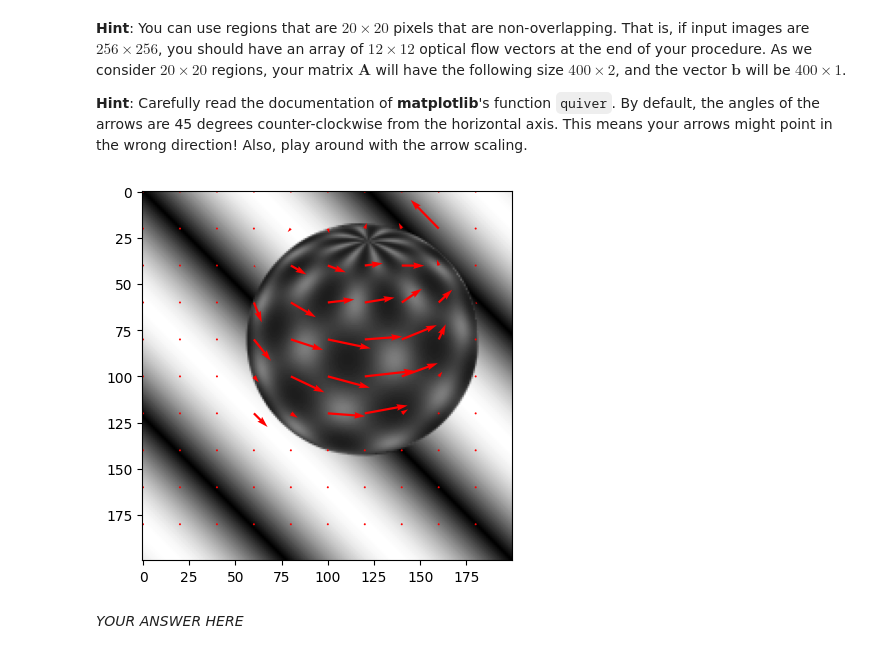
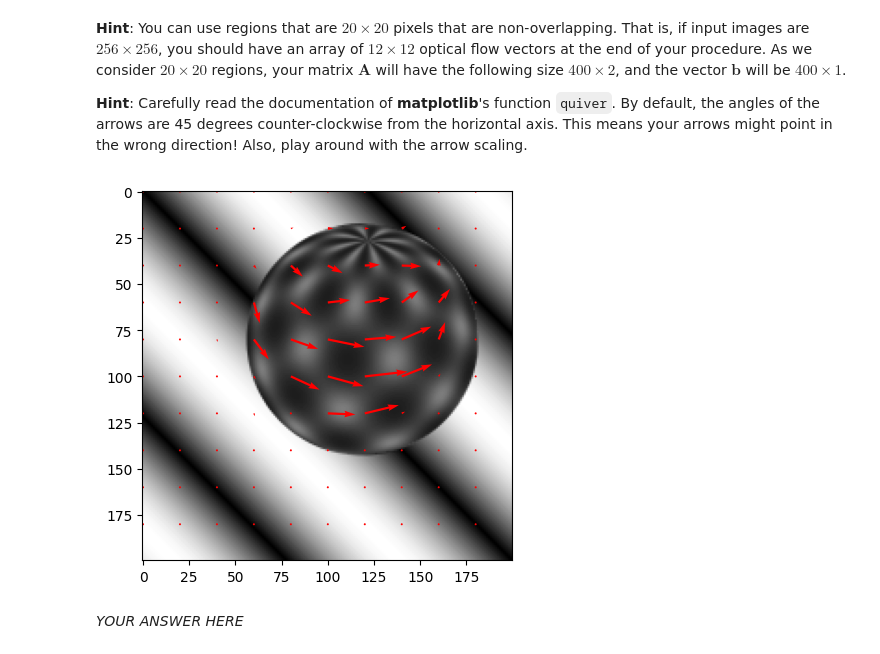
Before and after one commit to dqmis/ai-course, a Jupyter notebook: CV1_Lab3_Students.ipynb, the cells around one changed output. Saved outputs shown, nothing was run; the diff lists cells and outputs as text; code cells hidden in the pictures.

```diff
--- a/CV1_Lab3_Students.ipynb
+++ b/CV1_Lab3_Students.ipynb
@@ -134,11 +134,11 @@ def img2gray(img_path):
     return img_gray
 
 def gradient_x(img_gray):
-    filter = np.array([[-1, 0, 1]])
+    filter = np.array([[-1, 0, 1], [-1, 0, 1], [-1, 0, 1]])
     return signal.convolve2d(img_gray, filter, mode='same', boundary='symm')
 
 def gradient_y(img_gray):
-    filter = np.array([[-1], [0], [1]])
+    filter = np.array([[-1], [0], [1], [-1], [0], [1], [-1], [0], [1]])
     return signal.convolve2d(img_gray, filter, mode='same', boundary='symm')
 
 def haris_corner_detector(img_gray, sigma, threshold):
@@ -452,44 +452,43 @@ def calculate_flow_vectors(I_x, I_y, I_t, r=None, c=None, region_size=20):
     for ix, iy, it in zip(sub_I_x, sub_I_y, sub_I_t):
         A = np.column_stack((ix.flatten(), iy.flatten()))
         b = -it.flatten()
 
         V = np.linalg.pinv(A.T @ A) @ A.T @ b
         Vx.append(V[0])
         Vy.append(V[1])
 
     return np.array(Vx), np.array(Vy)
 
 # Function that plots the optical flow vectors
-def plot_optical_flow(subregion_indices, V_x, V_y):
+def plot_optical_flow(subregion_indices, V_x, V_y, scale=0.1):
     """
     Input: subregion_indices, V_x, V_y
     subregion_indices: indices of the subregions
     V_x, V_y: optical flow vectors
     """
-    plt.quiver(np.array(subregion_indices)[:, 1], np.array(subregion_indices)[:, 0], -V_x, -V_y, color='r', scale_units='xy', angles='xy', scale=0.1)
-    plt.show()
+    plt.quiver(np.array(subregion_indices)[:, 1], np.array(subregion_indices)[:, 0], -V_x, -V_y, color='r', scale_units='xy', angles='xy', scale=scale)
+    #plt.show()
 
-def generate_subregion_indices(image):
+def generate_subregion_indices(image, region_size=20):
     coords = []
     h, w = image.shape
-    for i in range(0, h - 1, 20):
-        for j in range(0, w - 1, 20):
+    for i in range(0, h - region_size + 1, region_size):
+        for j in range(0, w - region_size + 1, region_size):
             coords.append((i, j))
     return coords
 
 # TESTING THE FUNCTIONS
 #I_t0, I_t1 = load_images('basketball/014.jpg', 'basketball/015.jpg')
 I_t0, I_t1 = load_images('sphere1.ppm', 'sphere2.ppm')
 I_x, I_y, I_t = calculate_derivatives(I_t0, I_t1)
-sub_I_x, sub_I_y, sub_I_t = calculate_subregions(I_t0, I_x, I_y, I_t, 20)
-V_x, V_y = calculate_flow_vectors(I_x, I_y, I_t)
+V_x, V_y = calculate_flow_vectors(I_x, I_y, I_t, region_size=20)
 
-coords = generate_subregion_indices(I_t0)
+coords = generate_subregion_indices(I_t0, region_size=20)
 
 plt.imshow(I_t0, cmap='gray')
-plot_optical_flow(coords, V_x, V_y)
+plot_optical_flow(coords, V_x, V_y, scale=0.04)
 # %% [output]
-[figure, old version]
+[figure, new version]
 # %% [markdown]
 *YOUR ANSWER HERE*
 # %% [markdown]
```
Also changed, not shown: parts of 6 cells of this notebook.
